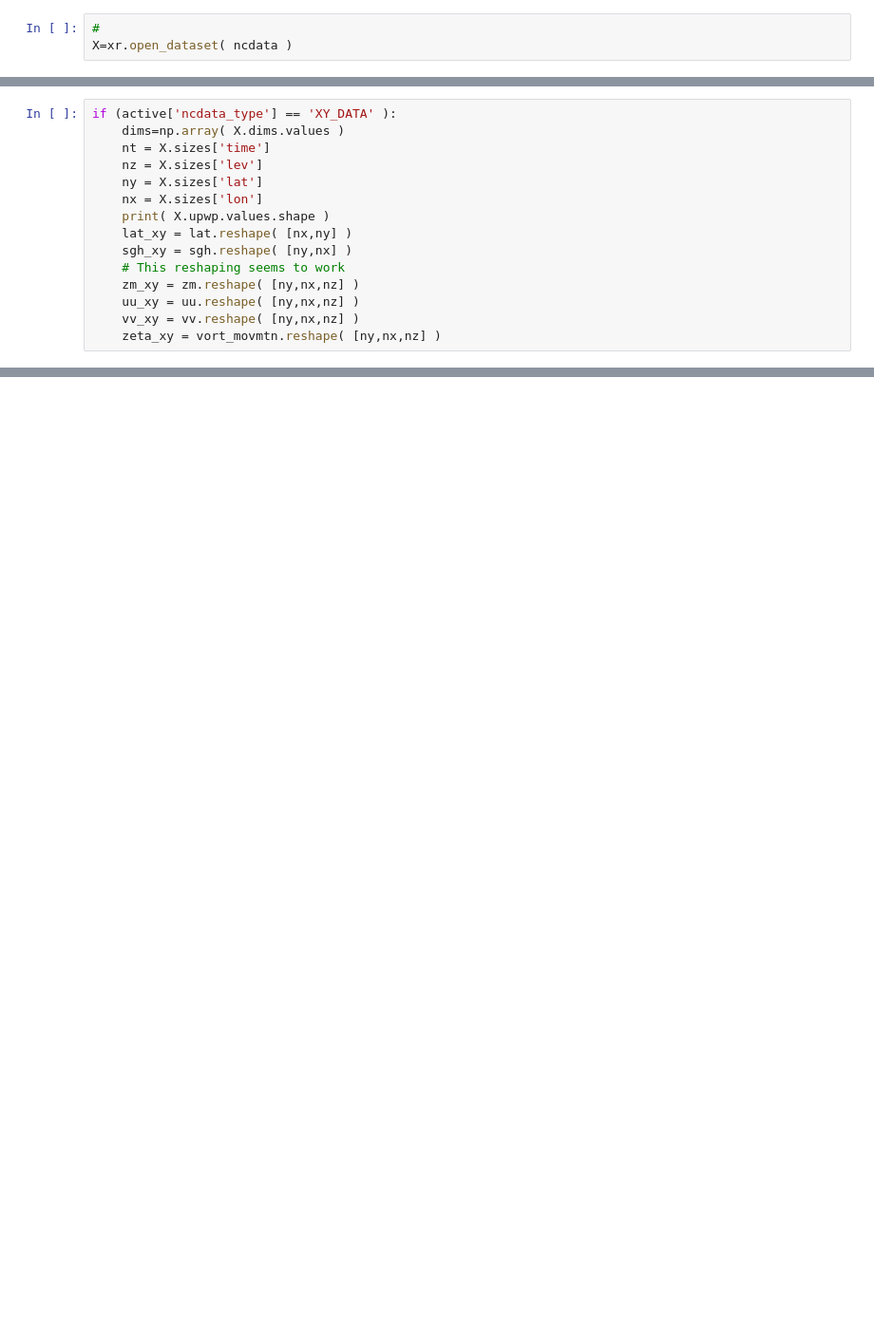
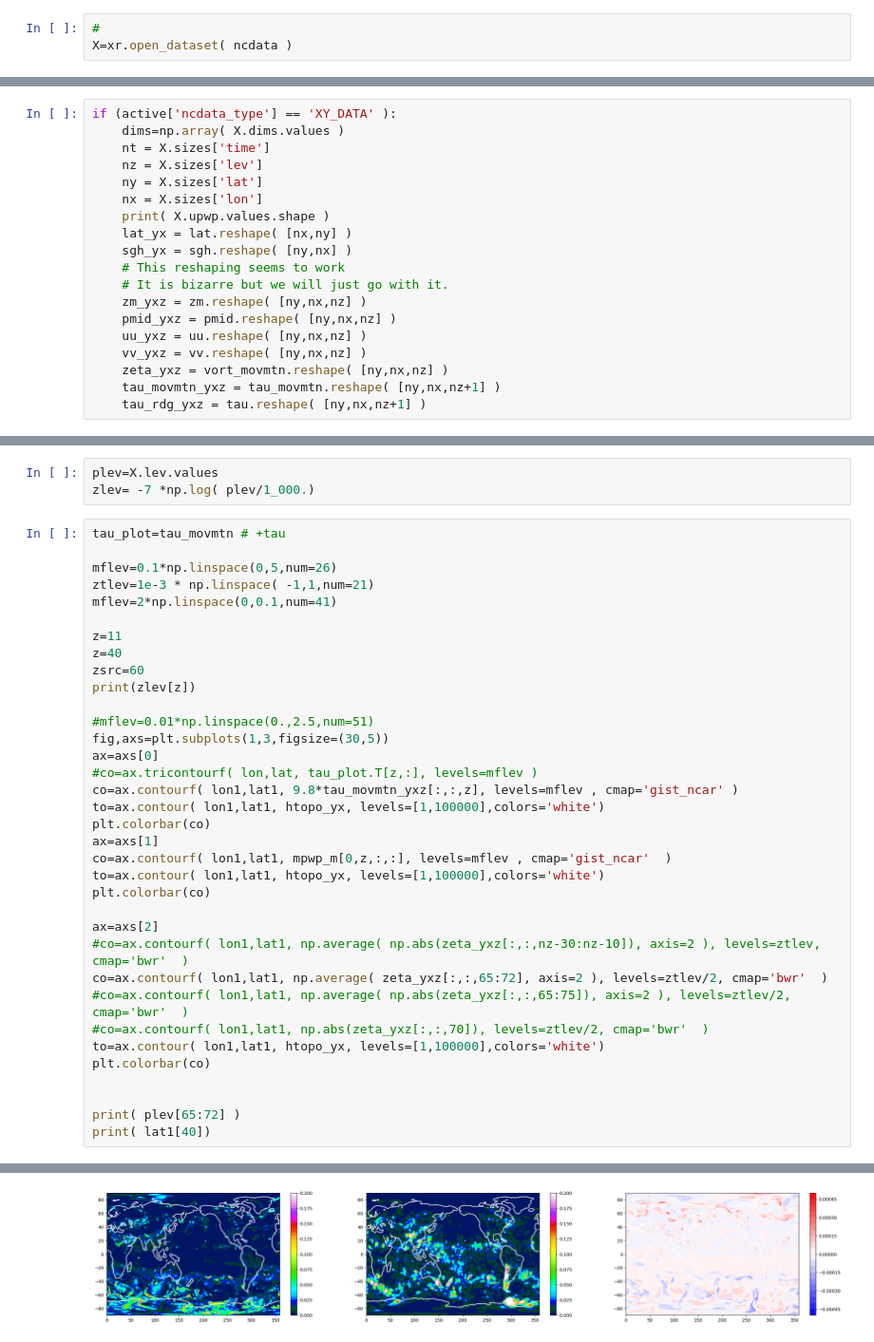
Before and after one commit to JulioTBacmeister/GW_UnitTest, a Jupyter notebook: Python/AnaQxQ.ipynb, the cells around one changed output, grey strips where cells are left out. Shown at 95% size. Drawn from its saved outputs; the diff is of its cells as text; blank space fills up the shorter version.

Commit message:
fixed camsnap with new outputs .. pmid

```diff
--- a/Python/AnaQxQ.ipynb
+++ b/Python/AnaQxQ.ipynb
@@ -97,10 +143,14 @@ if (active['ncdata_type'] == 'XY_DATA' ):
     ny = X.sizes['lat']
     nx = X.sizes['lon']
     print( X.upwp.values.shape )
-    lat_xy = lat.reshape( [nx,ny] )
-    sgh_xy = sgh.reshape( [ny,nx] )
+    lat_yx = lat.reshape( [nx,ny] )
+    sgh_yx = sgh.reshape( [ny,nx] )
     # This reshaping seems to work
-    zm_xy = zm.reshape( [ny,nx,nz] )
-    uu_xy = uu.reshape( [ny,nx,nz] )
-    vv_xy = vv.reshape( [ny,nx,nz] )
-    zeta_xy = vort_movmtn.reshape( [ny,nx,nz] )
+    # It is bizarre but we will just go with it.
+    zm_yxz = zm.reshape( [ny,nx,nz] )
+    pmid_yxz = pmid.reshape( [ny,nx,nz] )
+    uu_yxz = uu.reshape( [ny,nx,nz] )
+    vv_yxz = vv.reshape( [ny,nx,nz] )
+    zeta_yxz = vort_movmtn.reshape( [ny,nx,nz] )
+    tau_movmtn_yxz = tau_movmtn.reshape( [ny,nx,nz+1] )
+    tau_rdg_yxz = tau.reshape( [ny,nx,nz+1] )
@@ -142,0 +246,39 @@ plt.plot( zeta_m[t,z,:,:].flatten() - zeta_xy[:,:,z].flatten() )
+# %%
+plev=X.lev.values
+zlev= -7 *np.log( plev/1_000.)
+# %%
+tau_plot=tau_movmtn # +tau
+
+mflev=0.1*np.linspace(0,5,num=26)
+ztlev=1e-3 * np.linspace( -1,1,num=21)
+mflev=2*np.linspace(0,0.1,num=41)
+
+z=11
+z=40
+zsrc=60
+print(zlev[z])
+
+#mflev=0.01*np.linspace(0.,2.5,num=51)
+fig,axs=plt.subplots(1,3,figsize=(30,5))
+ax=axs[0]
+#co=ax.tricontourf( lon,lat, tau_plot.T[z,:], levels=mflev )
+co=ax.contourf( lon1,lat1, 9.8*tau_movmtn_yxz[:,:,z], levels=mflev , cmap='gist_ncar' )
+to=ax.contour( lon1,lat1, htopo_yx, levels=[1,100000],colors='white')
+plt.colorbar(co)
+ax=axs[1]
+co=ax.contourf( lon1,lat1, mpwp_m[0,z,:,:], levels=mflev , cmap='gist_ncar'  )
+to=ax.contour( lon1,lat1, htopo_yx, levels=[1,100000],colors='white')
+plt.colorbar(co)
+
+ax=axs[2]
+#co=ax.contourf( lon1,lat1, np.average( np.abs(zeta_yxz[:,:,nz-30:nz-10]), axis=2 ), levels=ztlev, cmap='bwr'  )
+co=ax.contourf( lon1,lat1, np.average( zeta_yxz[:,:,65:72], axis=2 ), levels=ztlev/2, cmap='bwr'  )
+#co=ax.contourf( lon1,lat1, np.average( np.abs(zeta_yxz[:,:,65:75]), axis=2 ), levels=ztlev/2, cmap='bwr'  )
+#co=ax.contourf( lon1,lat1, np.abs(zeta_yxz[:,:,70]), levels=ztlev/2, cmap='bwr'  )
+to=ax.contour( lon1,lat1, htopo_yx, levels=[1,100000],colors='white')
+plt.colorbar(co)
+
+
+print( plev[65:72] )
+print( lat1[40])
+# %% [output]
@@ -142,0 +289 @@ plt.plot( zeta_m[t,z,:,:].flatten() - zeta_xy[:,:,z].flatten() )
+[figure, added]
```
Also changed, not shown: parts of 24 cells of this notebook, 4 other files.
